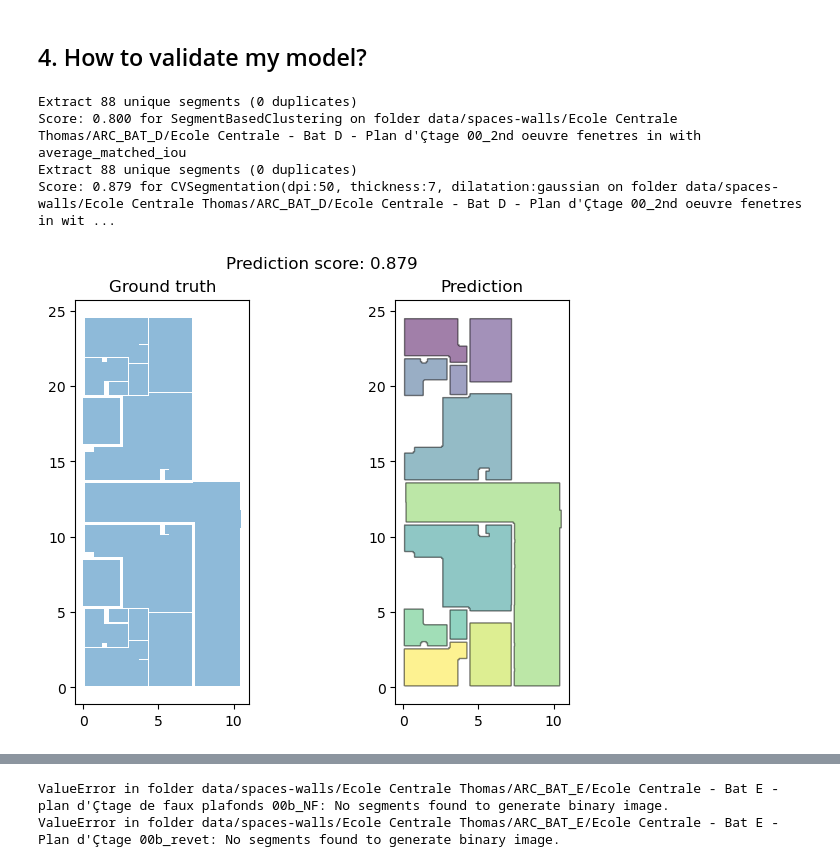
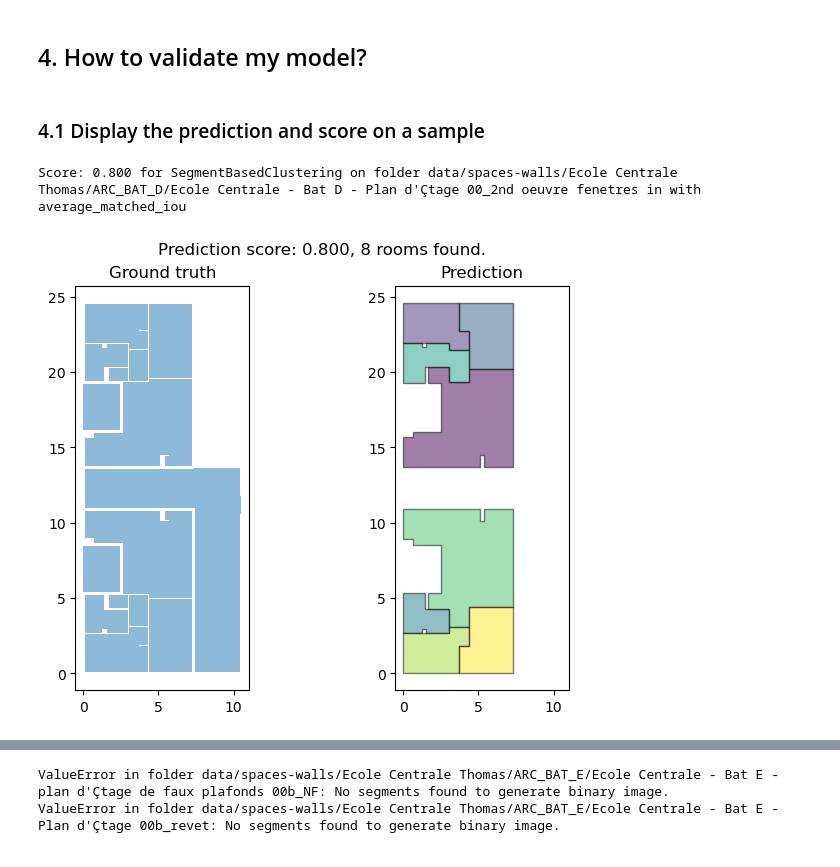
Before and after one commit to waddason/CapstoneContour, a Jupyter notebook: howto.ipynb, the cells around one changed output, grey strips where cells are left out. Saved outputs shown, nothing was run; the diff lists cells and outputs as text; code cells hidden in the pictures.

Commit message:
EDIT, prediction display

```diff
--- a/howto.ipynb
+++ b/howto.ipynb
@@ -89,63 +92,27 @@ LINESTRING (825.1389049033933 427.4811841473594, 825.1389049033933 436.618924291
 # %% [markdown]
 ## 4. How to validate my model?
+# %% [markdown]
+### 4.1 Display the prediction and score on a sample
 # %%
 # Chose a Spaces-Walls folder
 validate_subfolder = Path(
     "data/spaces-walls/Ecole Centrale Thomas/ARC_BAT_D/Ecole Centrale - Bat D - Plan d'Çtage 00_2nd oeuvre fenetres"
 )
 # Instantiate a model from the ./models folder
 # Example with polygons
 model = SegmentBasedClustering()
 metric = average_matched_iou
+# Compute the metric
 score = test_model_on_sample(
     model, sample_folder=validate_subfolder, metric=metric
 )
 print(
     f"Score: {score:.3f} for {model.__name__} on folder "
     f"{validate_subfolder} in with "
     f"{metric.__name__}"
 )
-# Example with Computer vision
-model = CVSegmentation()
-score = test_model_on_sample(
-    model, sample_folder=validate_subfolder, metric=metric
-)
-print(
-    f"Score: {score:.3f} for {model.__name__} on folder "
-    f"{validate_subfolder} in with "
-    f"{metric.__name__}"
-)
+# Display the prediction
+plot_score(model, validate_subfolder, metric).show()
 # %% [output]
-Extract 88 unique segments (0 duplicates)
 Score: 0.800 for SegmentBasedClustering on folder data/spaces-walls/Ecole Centrale Thomas/ARC_BAT_D/Ecole Centrale - Bat D - Plan d'Çtage 00_2nd oeuvre fenetres in with average_matched_iou
-Extract 88 unique segments (0 duplicates)
-Score: 0.879 for CVSegmentation(dpi:50, thickness:7, dilatation:gaussian on folder data/spaces-walls/Ecole Centrale Thomas/ARC_BAT_D/Ecole Centrale - Bat D - Plan d'Çtage 00_2nd oeuvre fenetres in wit ...
+[figure, added]
-# %%
-# Display the best IoU
-fig, axs = plt.subplots(1, 2, layout="constrained")
-# Ground Truth
-axs[0].set_title("Ground truth")
-geoms_true = pg.load_geometrycollection_from_geojson(
-    validate_subfolder / "Spaces.geojson",
-)
-gpd.GeoSeries(geoms_true).plot(ax=axs[0], alpha=0.5)
-
-# Predictions
-x = pg.load_geometrycollection_from_geojson(
-    validate_subfolder / "Walls.geojson",
-)
-y_pred = model(x)
-
-y_pred_df = gpd.GeoDataFrame(
-    y_pred.geoms,
-    columns=["geometry"],
-).reset_index()
-y_pred_df.plot(ax=axs[1], alpha=0.5, column="index", edgecolor="black")
-axs[1].set_title("Prediction")
-axs[1].set_xlim(axs[0].get_xlim())
-axs[1].set_ylim(axs[0].get_ylim())
-score = average_matched_iou(geoms_true.geoms, y_pred.geoms)
-plt.suptitle(f"Prediction score: {score:.3f}")
-plt.show()
-# %% [output]
-[figure, removed]
```
Also changed, not shown: parts of 6 cells of this notebook, 4 other files.
